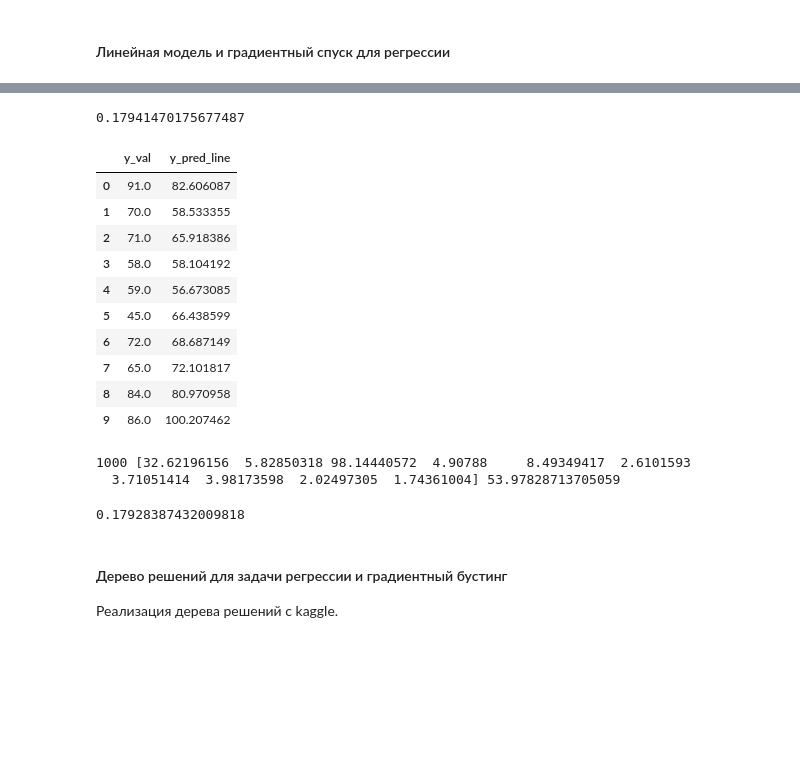
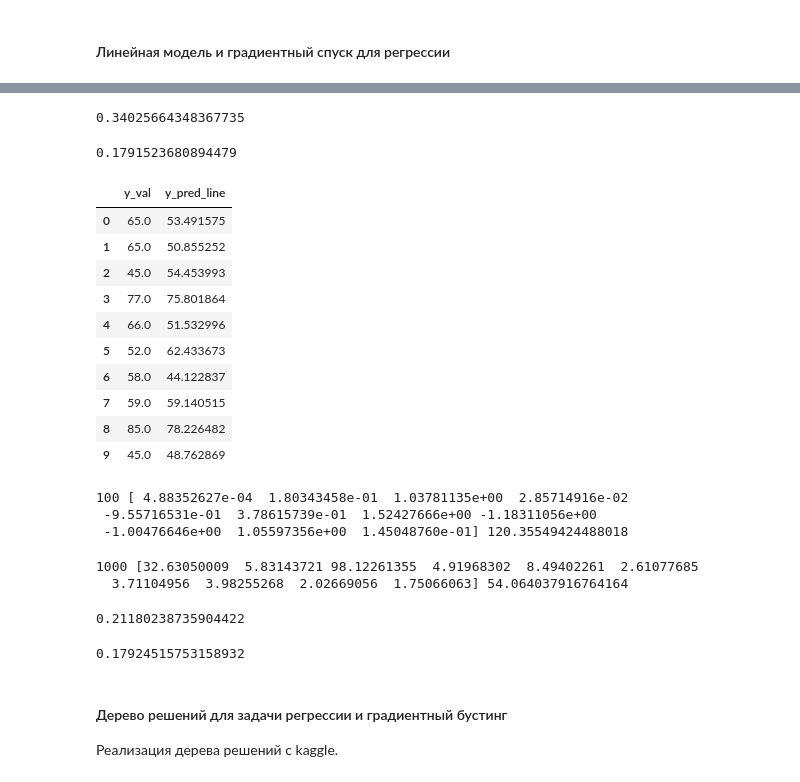
Before and after one commit to chernova-ann/data_analysis_algorithms, a Jupyter notebook: kaggle_task.ipynb, the cells around one changed output, grey strips where cells are left out. Saved outputs shown, nothing was run; the diff lists cells and outputs as text; code cells hidden in the pictures; blank space fills up the shorter version.

```diff
--- a/kaggle_task.ipynb
+++ b/kaggle_task.ipynb
@@ -118,2 +121,4 @@ X.shape, y.shape
 # %% [output]
 ((10000, 10), (10000,))
+# %%
+X1_train, X1_val, y1_train, y1_val = train_test_split(X1, y1, test_size=0.3, shuffle=True, random_state=12)
@@ -158,7 +163,7 @@ def line_gd_model(X, y, iterations, qty_in_batch=1, eta=1e-4):
 
     return W, errors
 
-def line_reg_l2_model(X, y, iterations, eta=1e-4, lambda_=1e-8):
+def lr_l2_model(X, y, iterations, eta=1e-4, lambda_=1e-8):
     W = np.random.randn(X.shape[1])
     n = X.shape[0]
     errors = []
@@ -170,3 +175,5 @@ def line_reg_l2_model(X, y, iterations, eta=1e-4, lambda_=1e-8):
         if i % (iterations / 10) == 0:
             print(i, W, err)
     return W, errors
+# %%
+W1_lr, errors1_lr = line_reg_l2_model(X1_train, y1_train, iterations=10000, eta=1e-8) # С исходными данными ошибка меньше, чем с масштабированными
@@ -201,0 +225,2 @@ y_pred_line = predict_line(W_line, X_val)
+# %%
+y_pred1_lr = predict_line(W1_lr, X1_val)
@@ -204,39 +231,54 @@ def r_2(y_pred, y_true):
     numerator = ((y_true - y_pred) ** 2).sum(axis=0)
     denominator = ((y_true - np.average(y_true)) ** 2).sum(axis=0)
     return 1 - (numerator / denominator)
+# %%
+print(r_2(y_pred1_lr, y1_val)) # С не масштаброванными данными модель работает лучше.
+# %% [output]
+0.34025664348367735
 # %%
-print(r_2(y_pred_line, y_val)) # Очень маленький результат
+print(r_2(y_pred2_lr, y2_val)) # Очень маленький результат
 # %% [output]
-0.17941470175677487
+0.1791523680894479
 # %%
 check_test = pd.DataFrame({
-    "y_val": y_val,
-    "y_pred_line": y_pred_line.flatten()
+    "y_val": y1_val,
+    "y_pred_line": y_pred1_lr.flatten()
 })
 
 check_test.head(10)
 # %% [output]
 |  | y_val | y_pred_line |
-| 0 | 91.0 | 82.606087 |
-| 1 | 70.0 | 58.533355 |
-| 2 | 71.0 | 65.918386 |
-| 3 | 58.0 | 58.104192 |
-| 4 | 59.0 | 56.673085 |
-| 5 | 45.0 | 66.438599 |
-| 6 | 72.0 | 68.687149 |
-| 7 | 65.0 | 72.101817 |
-| 8 | 84.0 | 80.970958 |
-| 9 | 86.0 | 100.207462 |
+| 0 | 65.0 | 53.491575 |
+| 1 | 65.0 | 50.855252 |
+| 2 | 45.0 | 54.453993 |
+| 3 | 77.0 | 75.801864 |
+| 4 | 66.0 | 51.532996 |
+| 5 | 52.0 | 62.433673 |
+| 6 | 58.0 | 44.122837 |
+| 7 | 59.0 | 59.140515 |
+| 8 | 85.0 | 78.226482 |
+| 9 | 45.0 | 48.762869 |
+# %%
+W1_gd, errors1_gd = line_gd_model(X1_train, y1_train, iterations=100, qty_in_batch=1, eta=1e-5)
+# %% [output]
+100 [ 4.88352627e-04  1.80343458e-01  1.03781135e+00  2.85714916e-02
+ -9.55716531e-01  3.78615739e-01  1.52427666e+00 -1.18311056e+00
+ -1.00476646e+00  1.05597356e+00  1.45048760e-01] 120.35549424488018
 # %%
-W_gd, errors_2 = line_gd_model(X_train, y_train, iterations=1000, qty_in_batch=1, eta=0.1) # Оптимальные веса. При 10000 итерациях появляется оибка MemoryError.
+W2_gd, errors2_gd = line_gd_model(X2_train, y2_train, iterations=1000, qty_in_batch=1, eta=0.1) # Оптимальные веса. При 10000 итерациях появляется ошибка MemoryError.
 # %% [output]
-1000 [32.62196156  5.82850318 98.14440572  4.90788     8.49349417  2.6101593
-  3.71051414  3.98173598  2.02497305  1.74361004] 53.97828713705059
+1000 [32.63050009  5.83143721 98.12261355  4.91968302  8.49402261  2.61077685
+  3.71104956  3.98255268  2.02669056  1.75066063] 54.064037916764164
+# %%
+y_pred1_gd = predict_line(W1_gd, X1_val)
+print(r_2(y_pred1_gd, y1_val))  # Результаты с не отмаштабированными данными
+# %% [output]
+0.21180238735904422
 # %%
-y_pred_gd = predict_line(W_gd, X_val)
-print(r_2(y_pred_gd, y_val)) # Практичсеки такой же результат.
+y_pred2_gd = predict_line(W2_gd, X2_val)
+print(r_2(y_pred2_gd, y2_val)) # Практичсеки такой же результат.
 # %% [output]
-0.17928387432009818
+0.17924515753158932
 # %% [markdown]
 #### Дерево решений для задачи регрессии и градиентный бустинг
 Реализация дерева решений с kaggle.
```
Also changed, not shown: parts of 15 cells of this notebook.
